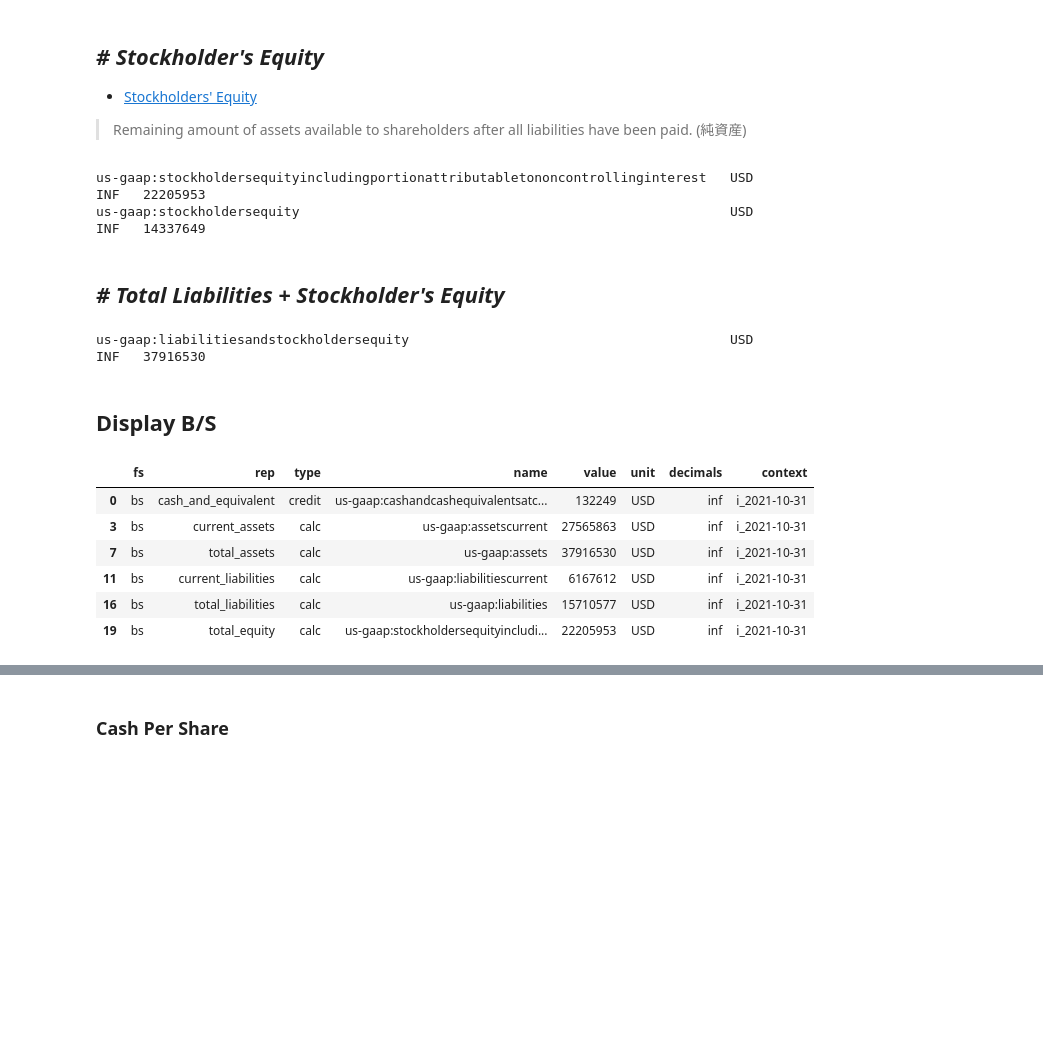
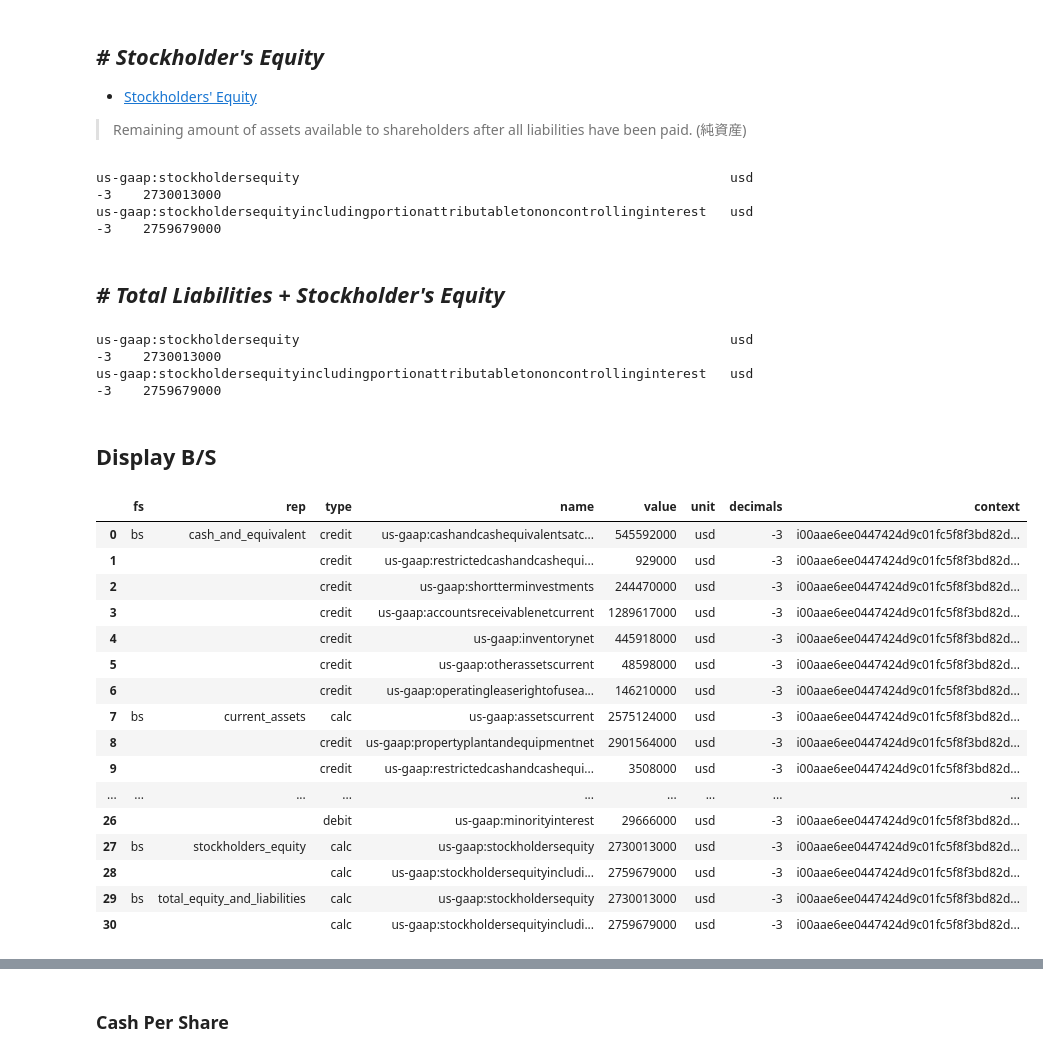
Before and after one commit to oonisim/python-finance, a Jupyter notebook: SEC/EDGAR/notebook/sec_edgar_parse_xbrl.ipynb, the cells around one changed output, grey strips where cells are left out. Drawn from its saved outputs; the diff is of its cells as text; code cells hidden in the pictures; blank space fills up the shorter version.

Commit message:
EDGAR XBRL GAAP extraction (under construction)

```diff
--- a/SEC/EDGAR/notebook/sec_edgar_parse_xbrl.ipynb
+++ b/SEC/EDGAR/notebook/sec_edgar_parse_xbrl.ipynb
@@ -1249,5 +1252,5 @@ def get_bs_current_asset_account_receivables(soup):
     ]).lower())
     return get_records_for_financial_element_names(soup=soup, names=names)
 
-PL += get_bs_current_asset_account_receivables(soup)
+BS += get_bs_current_asset_account_receivables(soup)
 # %% [output]
@@ -1262,5 +1264,5 @@ def get_bs_current_asset_inventory(soup):
     ]).lower())
     return get_records_for_financial_element_names(soup=soup, names=names)
 
-PL += get_bs_current_asset_inventory(soup)
+BS += get_bs_current_asset_inventory(soup)
 # %% [output]
@@ -1559,33 +1567,45 @@ def get_bs_stockholders_equity(soup):
     ]).lower())
     return get_records_for_financial_element_names(soup=soup, names=names)
 
-BS += represents(get_bs_stockholders_equity(soup), fs=FS_BS, rep=FS_ITEM_REP_TOTAL_EQUITY)
+BS += represents(get_bs_stockholders_equity(soup), fs=FS_BS, rep=FS_ITEM_REP_EQUITY)
 # %% [output]
-us-gaap:stockholdersequityincludingportionattributabletononcontrollinginterest   USD   INF   22205953
-us-gaap:stockholdersequity                                                       USD   INF   14337649
+us-gaap:stockholdersequity                                                       usd   -3    2730013000
+us-gaap:stockholdersequityincludingportionattributabletononcontrollinginterest   usd   -3    2759679000
 # %% [markdown]
 ## ***___# Total Liabilities + Stockholder's Equity___***
 # %%
 names = re.compile("|".join([
     rf"^{NAMESPACE}:LiabilitiesAndStockholdersEquity$",
 ]).lower())
-BS += get_records_for_financial_element_names(soup=soup, names=names)
+BS += represents(get_bs_stockholders_equity(soup), fs=FS_BS, rep=FS_ITEM_REP_EQUITY_AND_LIABILITIES)
 # %% [output]
-us-gaap:liabilitiesandstockholdersequity                                         USD   INF   37916530
+us-gaap:stockholdersequity                                                       usd   -3    2730013000
+us-gaap:stockholdersequityincludingportionattributabletononcontrollinginterest   usd   -3    2759679000
 # %% [markdown]
 ## Display B/S
 # %%
 df_BS = pd.DataFrame(BS, columns=get_financial_element_columns())
 #df_BS = df_BS.style.set_properties(**{'text-align': 'left'})
-df_BS[(df_BS['rep'].notna()) & (df_BS['rep'] != "")]
+#df_BS[(df_BS['rep'].notna()) & (df_BS['rep'] != "")]
+df_BS
 # %% [output]
 |  | fs | rep | type | name | value | unit | decimals | context |
-| 0 | bs | cash_and_equivalent | credit | us-gaap:cashandcashequivalentsatc... | 132249 | USD | inf | i_2021-10-31 |
-| 3 | bs | current_assets | calc | us-gaap:assetscurrent | 27565863 | USD | inf | i_2021-10-31 |
-| 7 | bs | total_assets | calc | us-gaap:assets | 37916530 | USD | inf | i_2021-10-31 |
-| 11 | bs | current_liabilities | calc | us-gaap:liabilitiescurrent | 6167612 | USD | inf | i_2021-10-31 |
-| 16 | bs | total_liabilities | calc | us-gaap:liabilities | 15710577 | USD | inf | i_2021-10-31 |
-| 19 | bs | total_equity | calc | us-gaap:stockholdersequityincludi... | 22205953 | USD | inf | i_2021-10-31 |
+| 0 | bs | cash_and_equivalent | credit | us-gaap:cashandcashequivalentsatc... | 545592000 | usd | -3 | i00aae6ee0447424d9c01fc5f8f3bd82d... |
+| 1 |  |  | credit | us-gaap:restrictedcashandcashequi... | 929000 | usd | -3 | i00aae6ee0447424d9c01fc5f8f3bd82d... |
+| 2 |  |  | credit | us-gaap:shortterminvestments | 244470000 | usd | -3 | i00aae6ee0447424d9c01fc5f8f3bd82d... |
+| 3 |  |  | credit | us-gaap:accountsreceivablenetcurrent | 1289617000 | usd | -3 | i00aae6ee0447424d9c01fc5f8f3bd82d... |
+| 4 |  |  | credit | us-gaap:inventorynet | 445918000 | usd | -3 | i00aae6ee0447424d9c01fc5f8f3bd82d... |
+| 5 |  |  | credit | us-gaap:otherassetscurrent | 48598000 | usd | -3 | i00aae6ee0447424d9c01fc5f8f3bd82d... |
+| 6 |  |  | credit | us-gaap:operatingleaserightofusea... | 146210000 | usd | -3 | i00aae6ee0447424d9c01fc5f8f3bd82d... |
+| 7 | bs | current_assets | calc | us-gaap:assetscurrent | 2575124000 | usd | -3 | i00aae6ee0447424d9c01fc5f8f3bd82d... |
+| 8 |  |  | credit | us-gaap:propertyplantandequipmentnet | 2901564000 | usd | -3 | i00aae6ee0447424d9c01fc5f8f3bd82d... |
+| 9 |  |  | credit | us-gaap:restrictedcashandcashequi... | 3508000 | usd | -3 | i00aae6ee0447424d9c01fc5f8f3bd82d... |
+| ... | ... | ... | ... | ... | ... | ... | ... | ... |
+| 26 |  |  | debit | us-gaap:minorityinterest | 29666000 | usd | -3 | i00aae6ee0447424d9c01fc5f8f3bd82d... |
+| 27 | bs | stockholders_equity | calc | us-gaap:stockholdersequity | 2730013000 | usd | -3 | i00aae6ee0447424d9c01fc5f8f3bd82d... |
+| 28 |  |  | calc | us-gaap:stockholdersequityincludi... | 2759679000 | usd | -3 | i00aae6ee0447424d9c01fc5f8f3bd82d... |
+| 29 | bs | total_equity_and_liabilities | calc | us-gaap:stockholdersequity | 2730013000 | usd | -3 | i00aae6ee0447424d9c01fc5f8f3bd82d... |
+| 30 |  |  | calc | us-gaap:stockholdersequityincludi... | 2759679000 | usd | -3 | i00aae6ee0447424d9c01fc5f8f3bd82d... |
 # %%
 credits = df_BS[df_BS['type'] == 'credit']['value'].sum()
 credits
```
Also changed, not shown: parts of 68 cells of this notebook, 8 other files.
